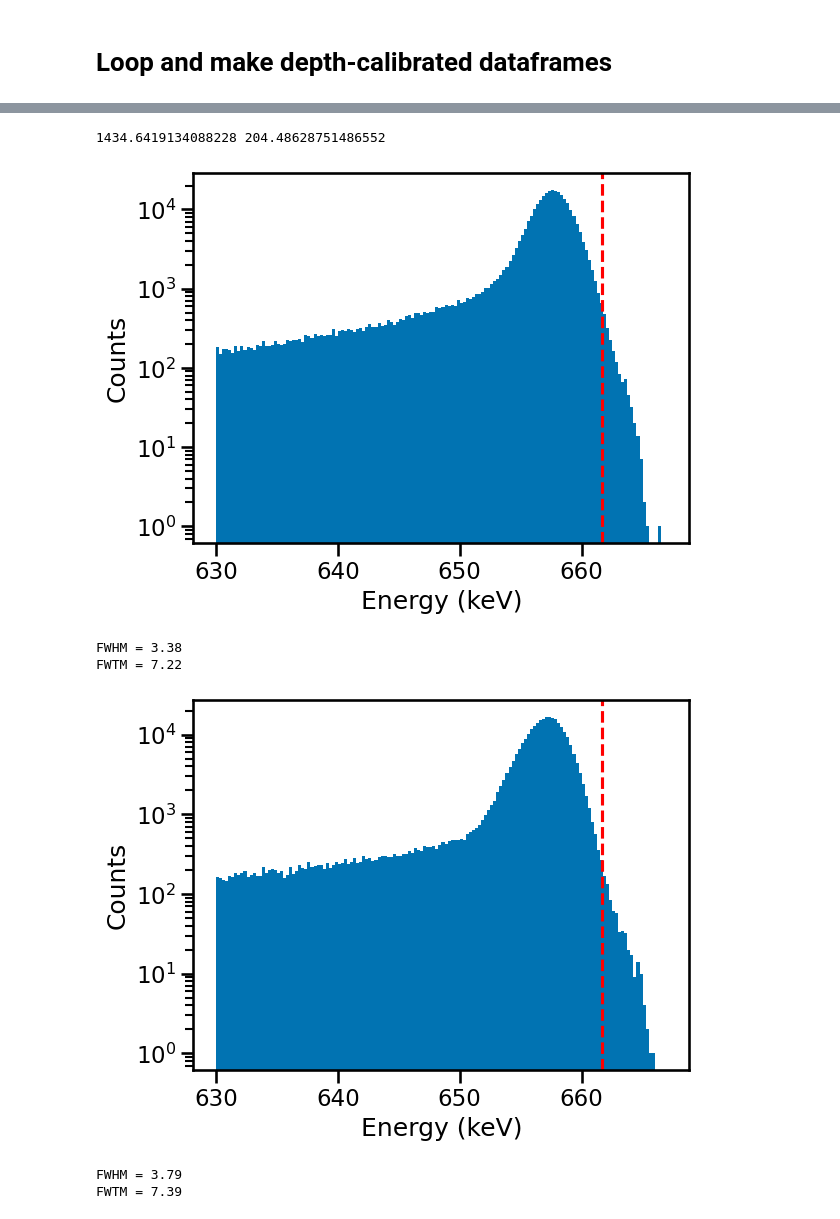
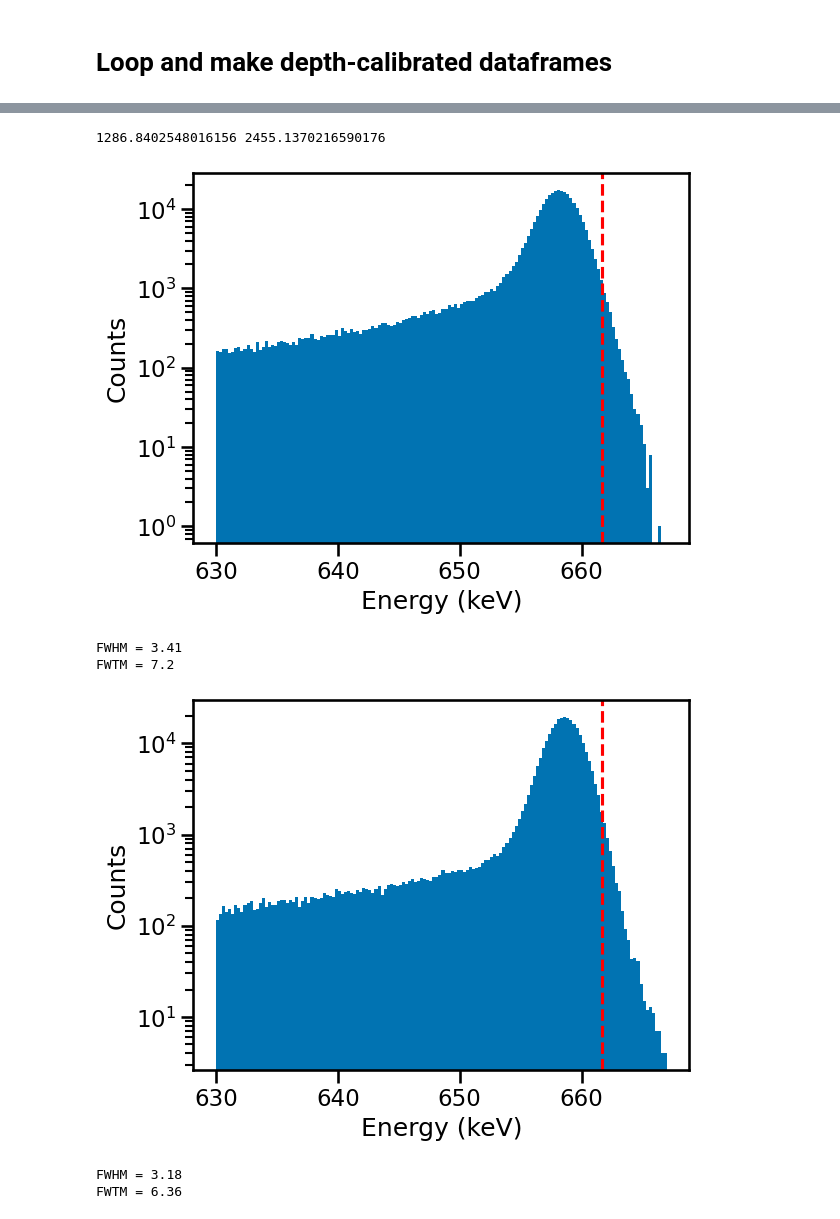
Before and after one commit to sophieehaight/AnnealingStudies, a Jupyter notebook: trapping_notebooks/pixelbypixel_correction_postLL_2025.ipynb, the cells around one changed output, grey strips where cells are left out. Saved outputs shown, nothing was run; the diff lists cells and outputs as text; code cells hidden in the pictures.

```diff
--- a/trapping_notebooks/pixelbypixel_correction_postLL_2025.ipynb
+++ b/trapping_notebooks/pixelbypixel_correction_postLL_2025.ipynb
@@ -218,8 +221,8 @@ for source in ['Cs137']:
 
     df = data_dict[source]
 
-    escale = 0.5
-    hscale= 3.0
+    escale = 1.0
+    hscale= 1.0
     print(etrap_map.mean()*1000, htrap_map.mean()*1000)
 
     for p in range(37):
@@ -231,40 +234,40 @@ for source in ['Cs137']:
             energy_p = df.loc[df.strip_p.eq(p+1)&df.strip_n.eq(n+1), 'energy_p']
             energy_n = df.loc[df.strip_p.eq(p+1)&df.strip_n.eq(n+1), 'energy_n']
             df.loc[df.strip_p.eq(p+1)&df.strip_n.eq(n+1), 'depth_corrected_energy_p'] =  energy_p/Ep_z(depth)
             df.loc[df.strip_p.eq(p+1)&df.strip_n.eq(n+1), 'depth_corrected_energy_n'] =  energy_n/En_z(depth)
 
     bins = int((emax-emin) * 4)
     plt.figure()
     hist,binedges,_  = plt.hist(df['depth_corrected_energy_p'][~df['bad'].values], bins=bins, range=(emin, emax))
     plt.axvline(source_dict[source], color='red', ls='dashed')
     plt.yscale('log')
     plt.xlabel('Energy (keV)')
     plt.ylabel('Counts')
     plt.show()
 
     fwhm, fwtm,fwhm_err, fwtm_err = get_FWHM_FWTM(binedges[:-1], hist)
     print('FWHM = ' + str(round(fwhm, 2)))
     print('FWTM = ' + str(round(fwtm, 2)))
 
     plt.figure()
     hist,binedges,_  = plt.hist(df['depth_corrected_energy_n'][~df['bad'].values], bins=binedges)
     plt.axvline(source_dict[source], color='red', ls='dashed')
     plt.yscale('log')
     plt.xlabel('Energy (keV)')
     plt.ylabel('Counts')
     plt.show()
 
     fwhm, fwtm,fwhm_err, fwtm_err = get_FWHM_FWTM(binedges[:-1], hist)
     print('FWHM = ' + str(round(fwhm, 2)))
     print('FWTM = ' + str(round(fwtm, 2)))
 # %% [output]
-1434.6419134088228 204.48628751486552
+1286.8402548016156 2455.1370216590176
-[figure, old version]
+[figure, new version]
-FWHM = 3.38
-FWTM = 7.22
+FWHM = 3.41
+FWTM = 7.2
-[figure, old version]
+[figure, new version]
-FWHM = 3.79
-FWTM = 7.39
+FWHM = 3.18
+FWTM = 6.36
 # %%
 ##################### Uncorrected vs. corrected photopeak: overlay + GIF #####################
 from matplotlib.animation import FuncAnimation, PillowWriter
```
Also changed, not shown: parts of 5 cells of this notebook, 2 other files.
